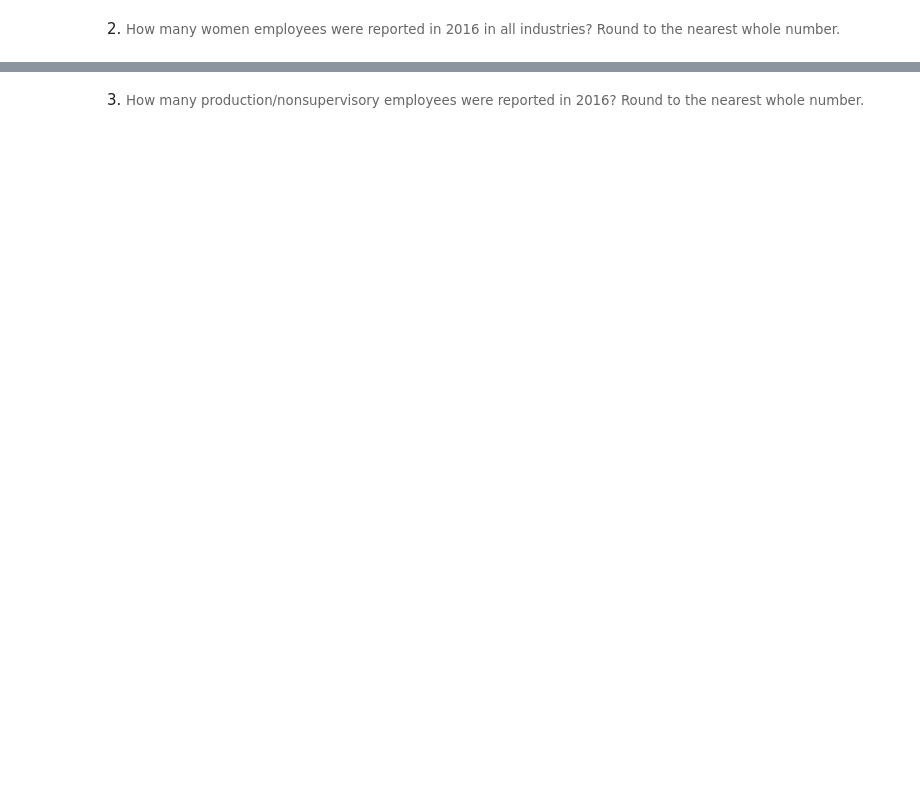
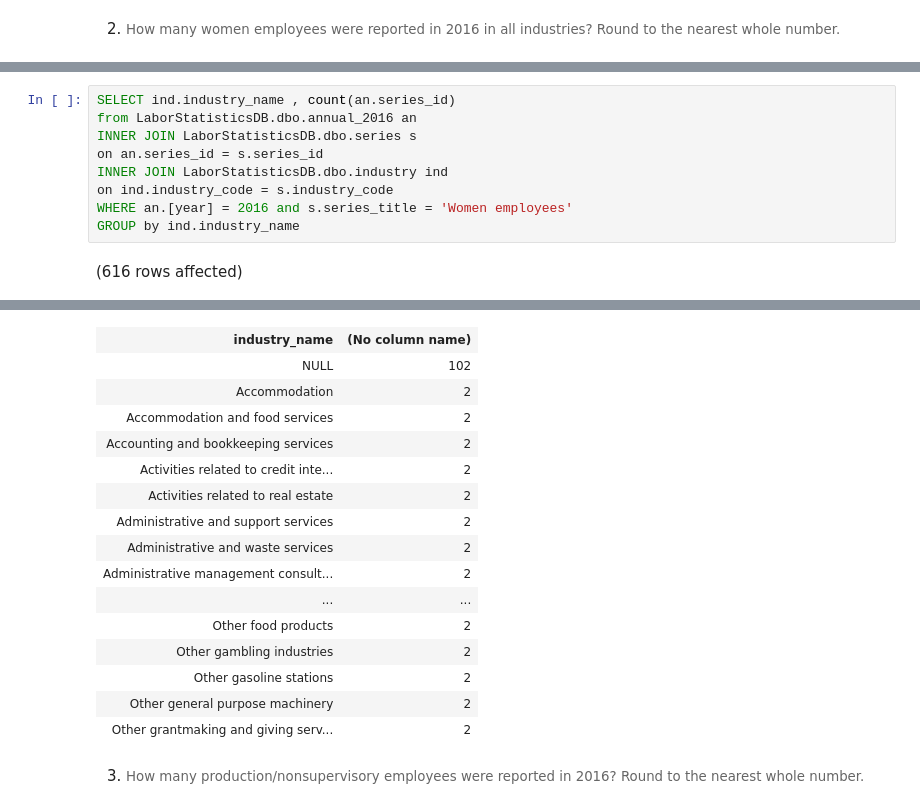
Before and after one commit to Cnidhi82/Assignment3_9to5, a Jupyter notebook: 9to5.ipynb, the cells around one changed output, grey strips where cells are left out. Cells and saved outputs as stored; diff of their text form; blank space fills up the shorter version.

```diff
--- a/9to5.ipynb
+++ b/9to5.ipynb
@@ -180,0 +187,11 @@ Total execution time: 00:00:00.073
+# %%
+SELECT ind.industry_name , count(an.series_id)
+from LaborStatisticsDB.dbo.annual_2016 an
+INNER JOIN LaborStatisticsDB.dbo.series s
+on an.series_id = s.series_id
+INNER JOIN LaborStatisticsDB.dbo.industry ind
+on ind.industry_code = s.industry_code
+WHERE an.[year] = 2016 and s.series_title = 'Women employees'
+GROUP by ind.industry_name
+# %% [output]
+(616 rows affected)
@@ -181,2 +199,18 @@ Total execution time: 00:00:00.073
+| industry_name | (No column name) |
+| NULL | 102 |
+| Accommodation | 2 |
+| Accommodation and food services | 2 |
+| Accounting and bookkeeping services | 2 |
+| Activities related to credit inte... | 2 |
+| Activities related to real estate | 2 |
+| Administrative and support services | 2 |
+| Administrative and waste services | 2 |
+| Administrative management consult... | 2 |
+| ... | ... |
+| Other food products | 2 |
+| Other gambling industries | 2 |
+| Other gasoline stations | 2 |
+| Other general purpose machinery | 2 |
+| Other grantmaking and giving serv... | 2 |
 # %% [markdown]
 3. <span style="background-color: rgb(255, 255, 255); font-size: 10pt; white-space: pre-wrap; color: rgb(102, 102, 102); font-family: Arvo, serif;">How many production/nonsupervisory employees were reported in 2016? Round to the nearest whole number.&nbsp;</span>
```
Also changed, not shown: parts of 18 cells of this notebook.
